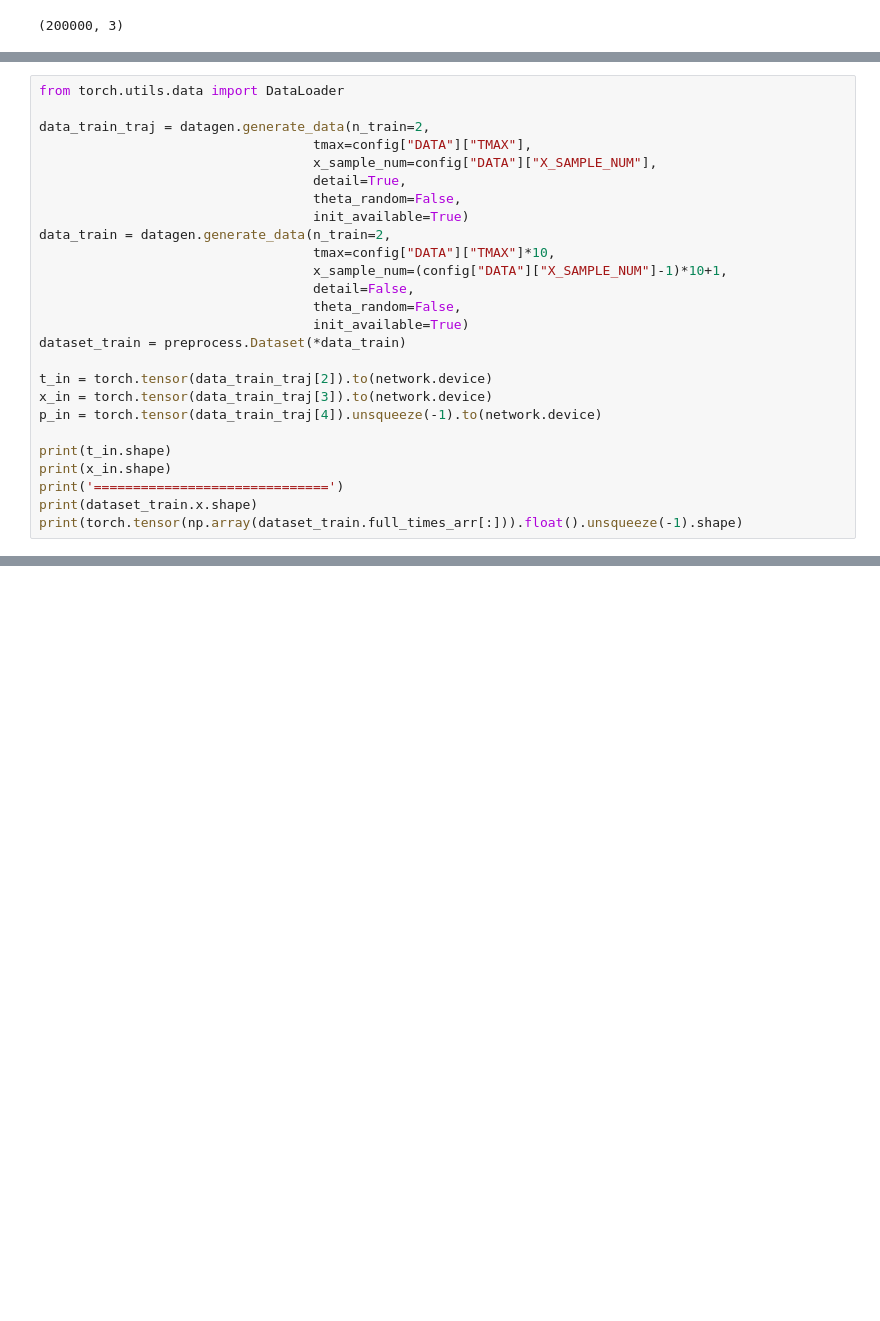
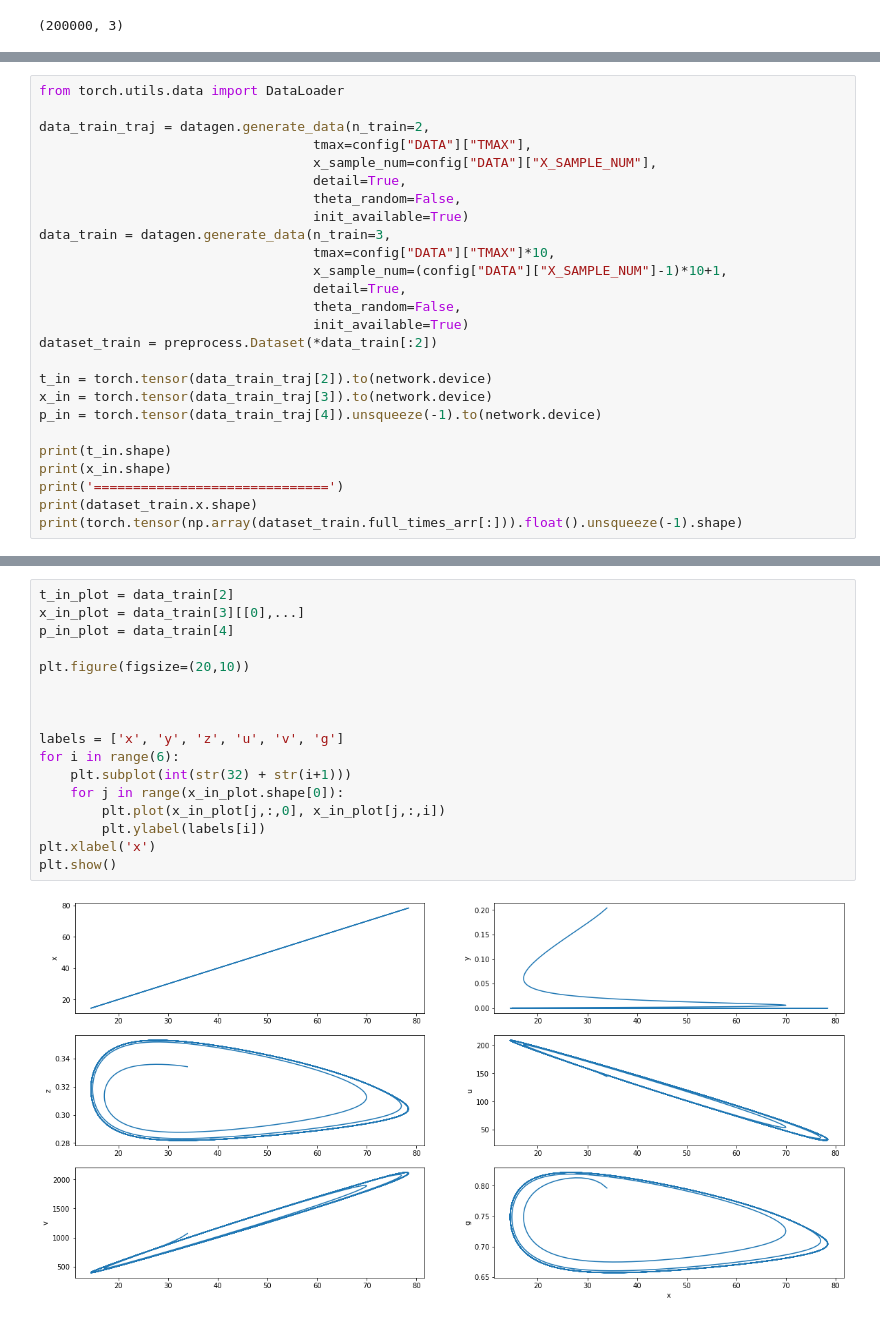
Before and after one commit to saurabhmalani1994/PartialObservations, a Jupyter notebook: Untitled.ipynb, the cells around one changed output, grey strips where cells are left out. Drawn from its saved outputs; the diff is of its cells as text; blank space fills up the shorter version.

```diff
--- a/Untitled.ipynb
+++ b/Untitled.ipynb
@@ -461,13 +526,13 @@ data_train_traj = datagen.generate_data(n_train=2,
                                    detail=True,
                                    theta_random=False,
                                    init_available=True)
-data_train = datagen.generate_data(n_train=2,
+data_train = datagen.generate_data(n_train=3,
                                    tmax=config["DATA"]["TMAX"]*10,
                                    x_sample_num=(config["DATA"]["X_SAMPLE_NUM"]-1)*10+1,
-                                   detail=False,
+                                   detail=True,
                                    theta_random=False,
                                    init_available=True)
-dataset_train = preprocess.Dataset(*data_train)
+dataset_train = preprocess.Dataset(*data_train[:2])
 
 t_in = torch.tensor(data_train_traj[2]).to(network.device)
 x_in = torch.tensor(data_train_traj[3]).to(network.device)
@@ -481,3 +556,22 @@ print(torch.tensor(np.array(dataset_train.full_times_arr[:])).float().unsqueeze(
+# %%
+t_in_plot = data_train[2]
+x_in_plot = data_train[3][[0],...]
+p_in_plot = data_train[4]
+
+plt.figure(figsize=(20,10))
+
+
+
+labels = ['x', 'y', 'z', 'u', 'v', 'g']
+for i in range(6):
+    plt.subplot(int(str(32) + str(i+1)))
+    for j in range(x_in_plot.shape[0]):
+        plt.plot(x_in_plot[j,:,0], x_in_plot[j,:,i])
+        plt.ylabel(labels[i])
+plt.xlabel('x')
+plt.show()
+# %% [output]
+[figure, added]
 # %%
 %cd /home/smalani/PartialObservations/
 from config import config
```
Also changed, not shown: parts of 16 cells of this notebook, 7 other files.
